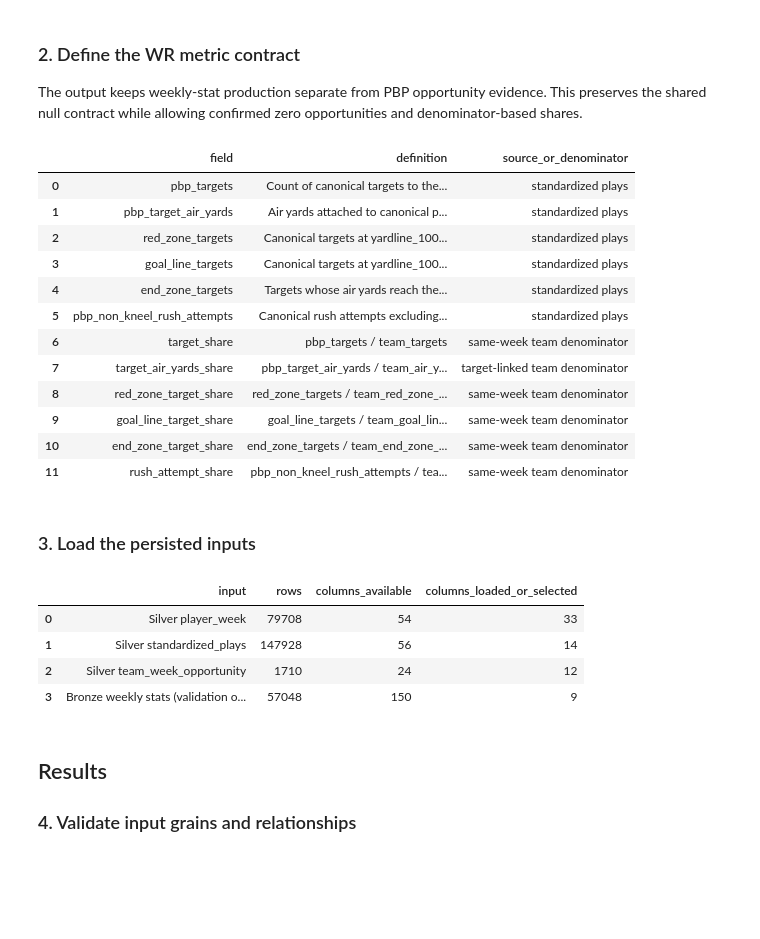
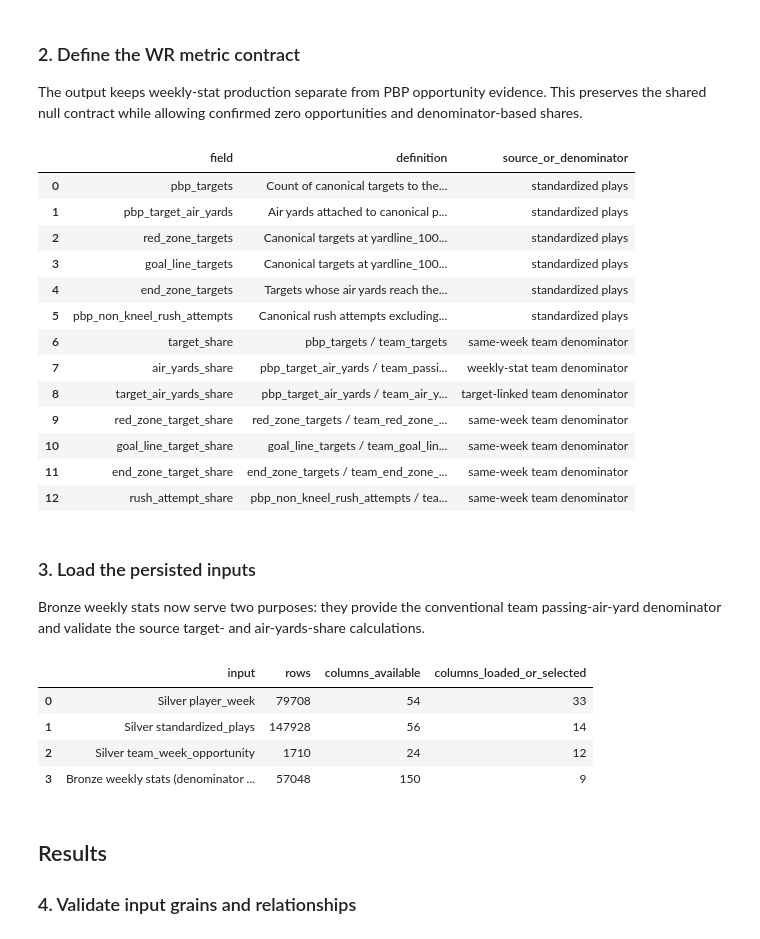
Before and after one commit to ddarby15/nfl-dream-lab-app, a Jupyter notebook: notebooks/silver/04_wr_weekly_facts.ipynb, the cells around one changed output. Drawn from its saved outputs; the diff is of its cells as text; code cells hidden in the pictures; blank space fills up the shorter version.

```diff
--- a/notebooks/silver/04_wr_weekly_facts.ipynb
+++ b/notebooks/silver/04_wr_weekly_facts.ipynb
@@ -150,39 +150,43 @@ The output keeps weekly-stat production separate from PBP opportunity evidence.
 # %%
 metric_contract = pd.DataFrame(
     [
         ["pbp_targets", "Count of canonical targets to the player", "standardized plays"],
         ["pbp_target_air_yards", "Air yards attached to canonical player targets", "standardized plays"],
         ["red_zone_targets", "Canonical targets at yardline_100 <= 20", "standardized plays"],
         ["goal_line_targets", "Canonical targets at yardline_100 <= 5", "standardized plays"],
         ["end_zone_targets", "Targets whose air yards reach the goal line", "standardized plays"],
         ["pbp_non_kneel_rush_attempts", "Canonical rush attempts excluding kneels", "standardized plays"],
         ["target_share", "pbp_targets / team_targets", "same-week team denominator"],
+        ["air_yards_share", "pbp_target_air_yards / team_passing_air_yards", "weekly-stat team denominator"],
         ["target_air_yards_share", "pbp_target_air_yards / team_air_yards", "target-linked team denominator"],
         ["red_zone_target_share", "red_zone_targets / team_red_zone_targets", "same-week team denominator"],
         ["goal_line_target_share", "goal_line_targets / team_goal_line_targets", "same-week team denominator"],
         ["end_zone_target_share", "end_zone_targets / team_end_zone_targets", "same-week team denominator"],
         ["rush_attempt_share", "pbp_non_kneel_rush_attempts / team_non_kneel_rush_attempts", "same-week team denominator"],
     ],
     columns=["field", "definition", "source_or_denominator"],
 )
 
 metric_contract
 # %% [output]
 |  | field | definition | source_or_denominator |
 | 0 | pbp_targets | Count of canonical targets to the... | standardized plays |
 | 1 | pbp_target_air_yards | Air yards attached to canonical p... | standardized plays |
 | 2 | red_zone_targets | Canonical targets at yardline_100... | standardized plays |
 | 3 | goal_line_targets | Canonical targets at yardline_100... | standardized plays |
 | 4 | end_zone_targets | Targets whose air yards reach the... | standardized plays |
 | 5 | pbp_non_kneel_rush_attempts | Canonical rush attempts excluding... | standardized plays |
 | 6 | target_share | pbp_targets / team_targets | same-week team denominator |
-| 7 | target_air_yards_share | pbp_target_air_yards / team_air_y... | target-linked team denominator |
-| 8 | red_zone_target_share | red_zone_targets / team_red_zone_... | same-week team denominator |
-| 9 | goal_line_target_share | goal_line_targets / team_goal_lin... | same-week team denominator |
-| 10 | end_zone_target_share | end_zone_targets / team_end_zone_... | same-week team denominator |
-| 11 | rush_attempt_share | pbp_non_kneel_rush_attempts / tea... | same-week team denominator |
+| 7 | air_yards_share | pbp_target_air_yards / team_passi... | weekly-stat team denominator |
+| 8 | target_air_yards_share | pbp_target_air_yards / team_air_y... | target-linked team denominator |
+| 9 | red_zone_target_share | red_zone_targets / team_red_zone_... | same-week team denominator |
+| 10 | goal_line_target_share | goal_line_targets / team_goal_lin... | same-week team denominator |
+| 11 | end_zone_target_share | end_zone_targets / team_end_zone_... | same-week team denominator |
+| 12 | rush_attempt_share | pbp_non_kneel_rush_attempts / tea... | same-week team denominator |
 # %% [markdown]
 ### 3. Load the persisted inputs
+
+Bronze weekly stats now serve two purposes: they provide the conventional team passing-air-yard denominator and validate the source target- and air-yards-share calculations.
 # %%
 player_week_paths = sorted(PLAYER_WEEK_DIR.glob("*.parquet"))
 standardized_play_paths = sorted(STANDARDIZED_PLAYS_DIR.glob("*.parquet"))
@@ -216,7 +220,7 @@ input_summary = pd.DataFrame(
         ["Silver player_week", len(player_week), len(player_week.columns), len(PLAYER_WEEK_COLUMNS)],
         ["Silver standardized_plays", len(standardized_plays), 56, len(standardized_plays.columns)],
         ["Silver team_week_opportunity", len(team_week_opportunity), 24, len(team_week_opportunity.columns)],
-        ["Bronze weekly stats (validation only)", len(bronze_weekly_stats), 150, len(bronze_weekly_stats.columns)],
+        ["Bronze weekly stats (denominator and validation)", len(bronze_weekly_stats), 150, len(bronze_weekly_stats.columns)],
     ],
     columns=["input", "rows", "columns_available", "columns_loaded_or_selected"],
 )
@@ -227,7 +231,7 @@ input_summary
 | 0 | Silver player_week | 79708 | 54 | 33 |
 | 1 | Silver standardized_plays | 147928 | 56 | 14 |
 | 2 | Silver team_week_opportunity | 1710 | 24 | 12 |
-| 3 | Bronze weekly stats (validation o... | 57048 | 150 | 9 |
+| 3 | Bronze weekly stats (denominator ... | 57048 | 150 | 9 |
 # %% [markdown]
 ## Results
 
```
Also changed, not shown: parts of 14 cells of this notebook, 8 other files.
